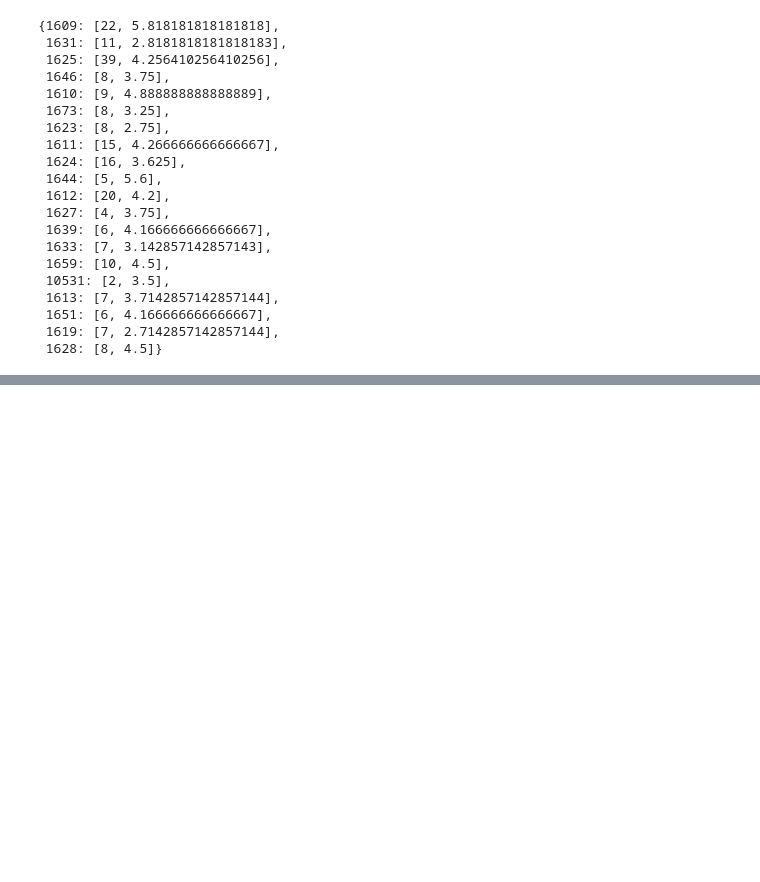
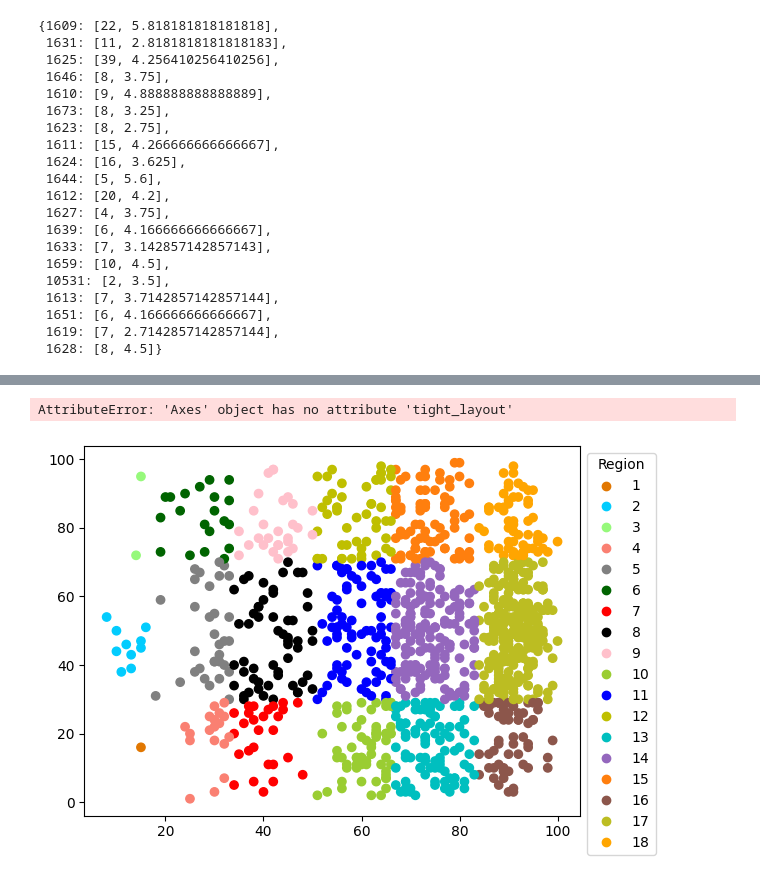
Before and after one commit to ellenleahy95/dissertation, a Jupyter notebook: Code/loadData.ipynb, the cells around one changed output, grey strips where cells are left out. Saved outputs shown, nothing was run; the diff lists cells and outputs as text; code cells hidden in the pictures; blank space fills up the shorter version.

```diff
--- a/Code/loadData.ipynb
+++ b/Code/loadData.ipynb
@@ -260,0 +212,18 @@ for g in goals[1609]:
+# %%
+fig, ax = plt.subplots()
+
+# Because the price is much too small when being provided as size for ``s``,
+# we normalize it to some useful point sizes, s=0.3*(price*3)**2
+scatter = ax.scatter(x, y, c=r, cmap=cmap)
+
+
+# Produce a legend for the ranking (colors). Even though there are 40 different
+# rankings, we only want to show 5 of them in the legend.
+legend1 = ax.legend(*scatter.legend_elements(num=18),
+                    title="Region", bbox_to_anchor=(1, 1.0), loc='upper left')
+
+ax.tight_layout()
+ax.add_artist(legend1)
+# %% [output]
+AttributeError: 'Axes' object has no attribute 'tight_layout'
+[figure, added]
```
Also changed, not shown: parts of 7 cells of this notebook, 2 other files.
